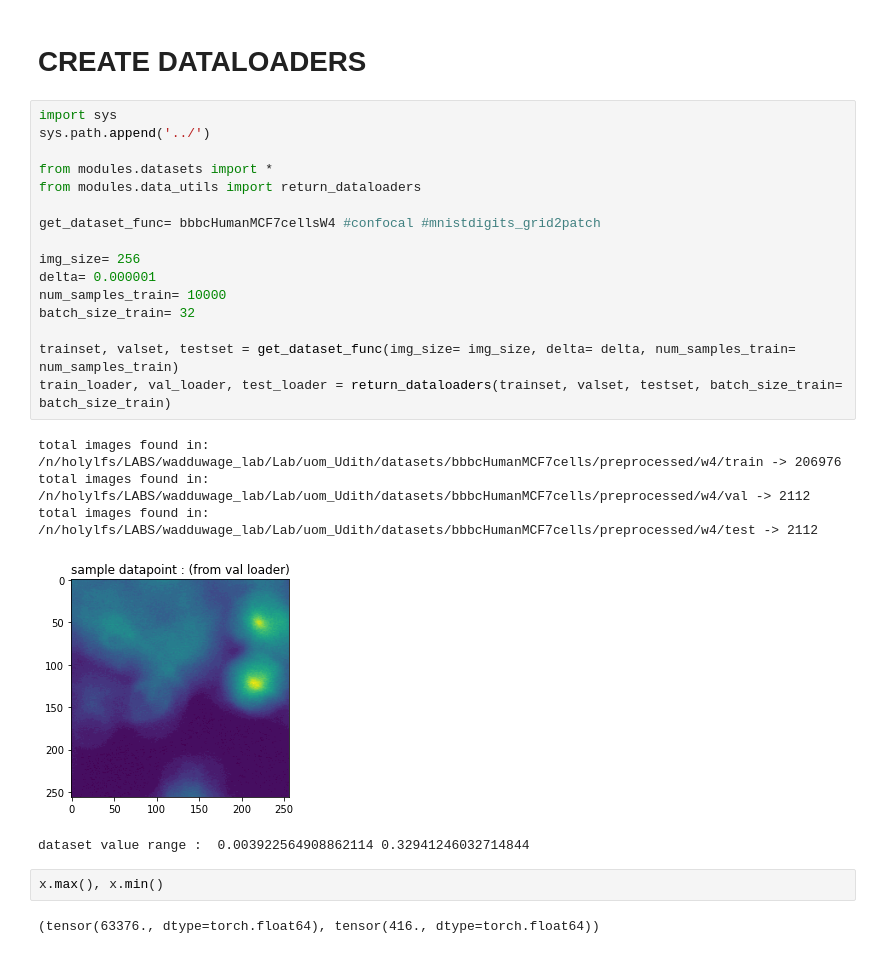
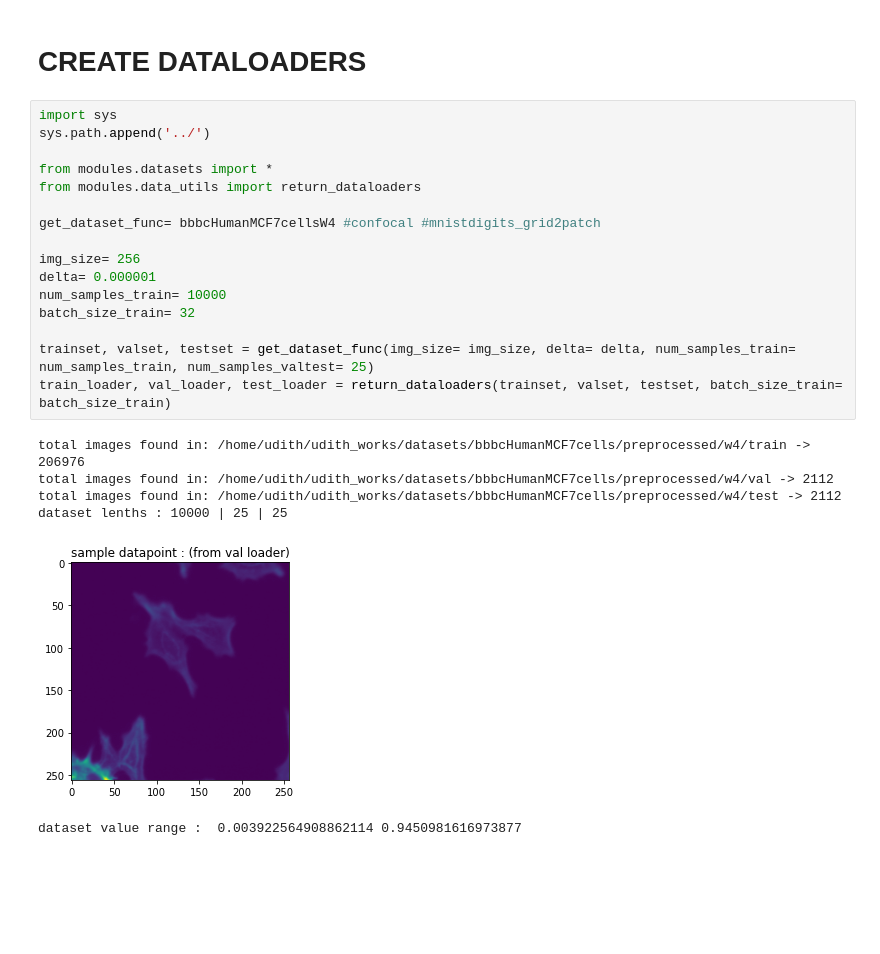
Before and after one commit to dushanw/DabbaMu-DEEP-TFM, a Jupyter notebook: aim2/support_notebooks/bbbcHumanMCF7cellsW4.ipynb, the cells around one changed output. Saved outputs shown, nothing was run; the diff lists cells and outputs as text; blank space fills up the shorter version.

Commit message:
Added minor changes to dataset prep files

```diff
--- a/aim2/support_notebooks/bbbcHumanMCF7cellsW4.ipynb
+++ b/aim2/support_notebooks/bbbcHumanMCF7cellsW4.ipynb
@@ -186,29 +219,26 @@ img.max()
 # %%
 import sys
 sys.path.append('../')
 
 from modules.datasets import *
 from modules.data_utils import return_dataloaders
 
 get_dataset_func= bbbcHumanMCF7cellsW4 #confocal #mnistdigits_grid2patch
 
 img_size= 256
 delta= 0.000001
 num_samples_train= 10000
 batch_size_train= 32
 
-trainset, valset, testset = get_dataset_func(img_size= img_size, delta= delta, num_samples_train= num_samples_train)
+trainset, valset, testset = get_dataset_func(img_size= img_size, delta= delta, num_samples_train= num_samples_train, num_samples_valtest= 25)
 train_loader, val_loader, test_loader = return_dataloaders(trainset, valset, testset, batch_size_train= batch_size_train)
 # %% [output]
-total images found in: /n/holylfs/LABS/wadduwage_lab/Lab/uom_Udith/datasets/bbbcHumanMCF7cells/preprocessed/w4/train -> 206976
-total images found in: /n/holylfs/LABS/wadduwage_lab/Lab/uom_Udith/datasets/bbbcHumanMCF7cells/preprocessed/w4/val -> 2112
-total images found in: /n/holylfs/LABS/wadduwage_lab/Lab/uom_Udith/datasets/bbbcHumanMCF7cells/preprocessed/w4/test -> 2112
+total images found in: /home/udith/udith_works/datasets/bbbcHumanMCF7cells/preprocessed/w4/train -> 206976
+total images found in: /home/udith/udith_works/datasets/bbbcHumanMCF7cells/preprocessed/w4/val -> 2112
+total images found in: /home/udith/udith_works/datasets/bbbcHumanMCF7cells/preprocessed/w4/test -> 2112
+dataset lenths : 10000 | 25 | 25
-[figure, old version]
+[figure, new version]
-dataset value range :  0.003922564908862114 0.32941246032714844
+dataset value range :  0.003922564908862114 0.9450981616973877
-# %%
-x.max(), x.min()
-# %% [output]
-(tensor(63376., dtype=torch.float64), tensor(416., dtype=torch.float64))
 # %%
 import cv2
 for idx, (x, y) in enumerate(test_loader):
```
Also changed, not shown: parts of 9 cells of this notebook, 1 other file.
